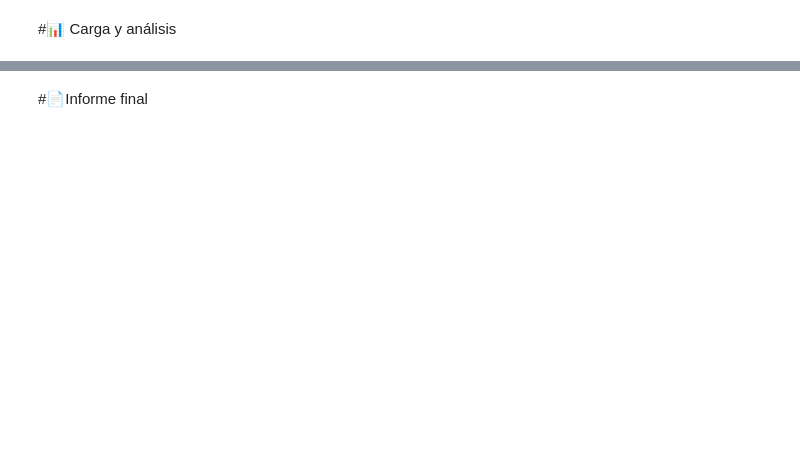
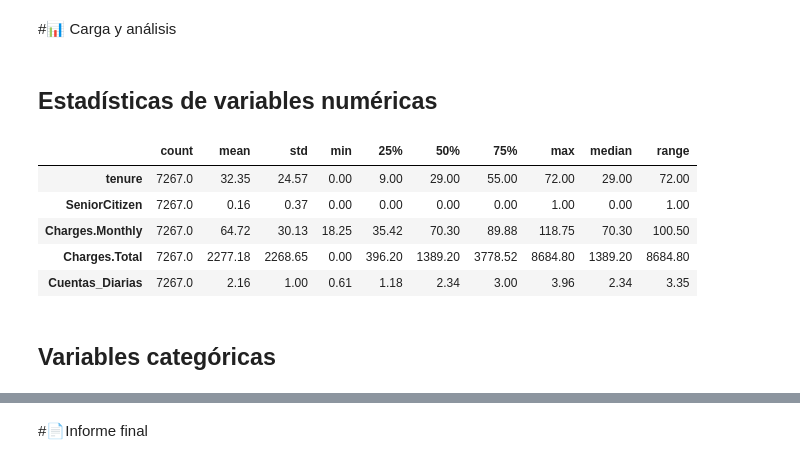
Before and after one commit to mateo16dev/Challenge-Telecom-X---Alura, a Jupyter notebook: Archivos Analisis/TelecomX_LATAM.ipynb, the cells around one changed output, grey strips where cells are left out. Drawn from its saved outputs; the diff is of its cells as text; code cells hidden in the pictures; blank space fills up the shorter version.

```diff
--- a/Archivos Analisis/TelecomX_LATAM.ipynb
+++ b/Archivos Analisis/TelecomX_LATAM.ipynb
@@ -133,0 +167,3 @@ Index: []
+# %%
+account_df["Charges.Total"] = pd.to_numeric(account_df["Charges.Total"], errors="coerce")
+account_df["Charges.Total"].isna().sum()
@@ -133,0 +172,6 @@ Index: []
+# %%
+# Reemplazar NaN por 0
+account_df["Charges.Total"].fillna(0, inplace=True)
+
+# Verificar
+account_df["Charges.Total"].isna().sum()
@@ -133,0 +188,14 @@ Index: []
+# %%
+# Agregar 'customerID' a cada dataframe
+customer_df['customerID'] = df['customerID']
+account_df['customerID'] = df['customerID']
+phone_df['customerID'] = df['customerID']
+internet_df['customerID'] = df['customerID']
+
+# combinación de dataframes
+df = customer_df.merge(account_df, on="customerID", how="left")
+df = df.merge(phone_df, on="customerID", how="left")
+df = df.merge(internet_df, on="customerID", how="left")
+
+df.info()
+df.head()
@@ -133,0 +228,6 @@ Index: []
+# %%
+# Crear columna de cuenta diaria
+df["Cuentas_Diarias"] = df["Charges.Monthly"] / 30
+
+# Revisar resultado
+df[["Charges.Monthly", "Cuentas_Diarias"]].head()
@@ -134,2 +241,28 @@ Index: []
 # %% [markdown]
 #📊 Carga y análisis
+# %% [markdown]
+## Estadísticas de variables numéricas
+# %%
+# Seleccionamos las columnas numéricas
+num_cols = ["tenure", "SeniorCitizen", "Charges.Monthly", "Charges.Total", "Cuentas_Diarias"]
+
+# Resumen estadístico básico
+desc_num = df[num_cols].describe().T  # Transpuesta para mejor visualización
+
+# Agregar mediana y rango
+desc_num["median"] = df[num_cols].median()
+desc_num["range"] = desc_num["max"] - desc_num["min"]
+
+# Redondear para mejor lectura
+desc_num = desc_num.round(2)
+
+desc_num
+# %% [output]
+|  | count | mean | std | min | 25% | 50% | 75% | max | median | range |
+| tenure | 7267.0 | 32.35 | 24.57 | 0.00 | 9.00 | 29.00 | 55.00 | 72.00 | 29.00 | 72.00 |
+| SeniorCitizen | 7267.0 | 0.16 | 0.37 | 0.00 | 0.00 | 0.00 | 0.00 | 1.00 | 0.00 | 1.00 |
+| Charges.Monthly | 7267.0 | 64.72 | 30.13 | 18.25 | 35.42 | 70.30 | 89.88 | 118.75 | 70.30 | 100.50 |
+| Charges.Total | 7267.0 | 2277.18 | 2268.65 | 0.00 | 396.20 | 1389.20 | 3778.52 | 8684.80 | 1389.20 | 8684.80 |
+| Cuentas_Diarias | 7267.0 | 2.16 | 1.00 | 0.61 | 1.18 | 2.34 | 3.00 | 3.96 | 2.34 | 3.35 |
+# %% [markdown]
+## Variables categóricas
```
Also changed, not shown: parts of 14 cells of this notebook.
